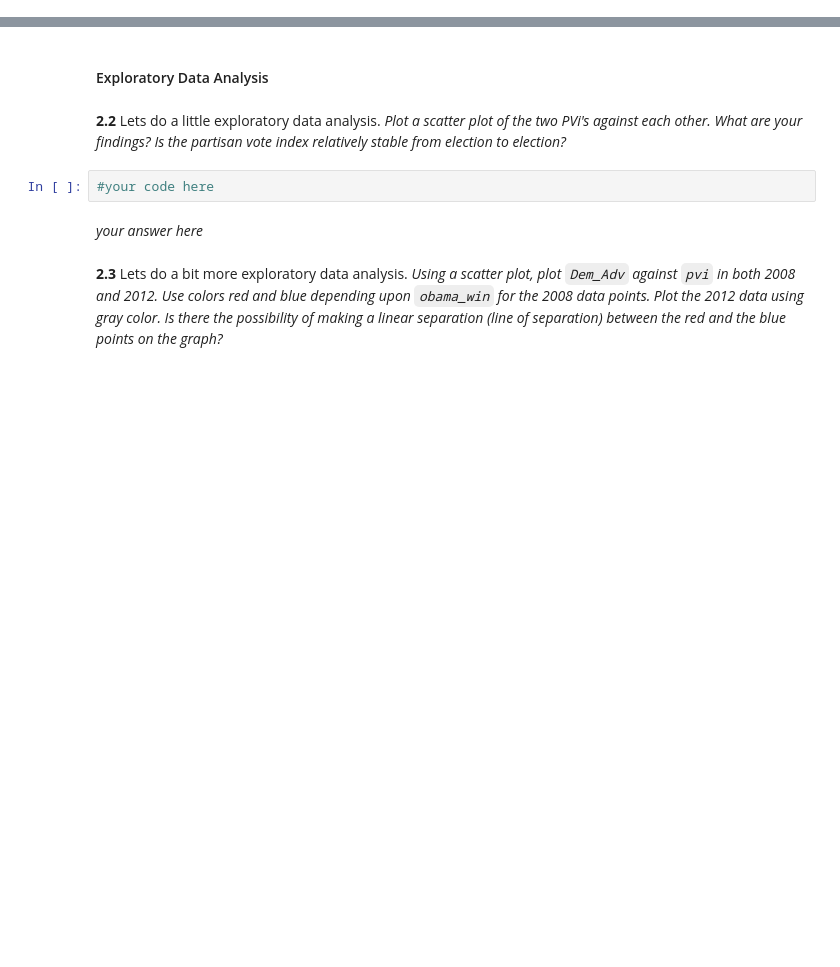
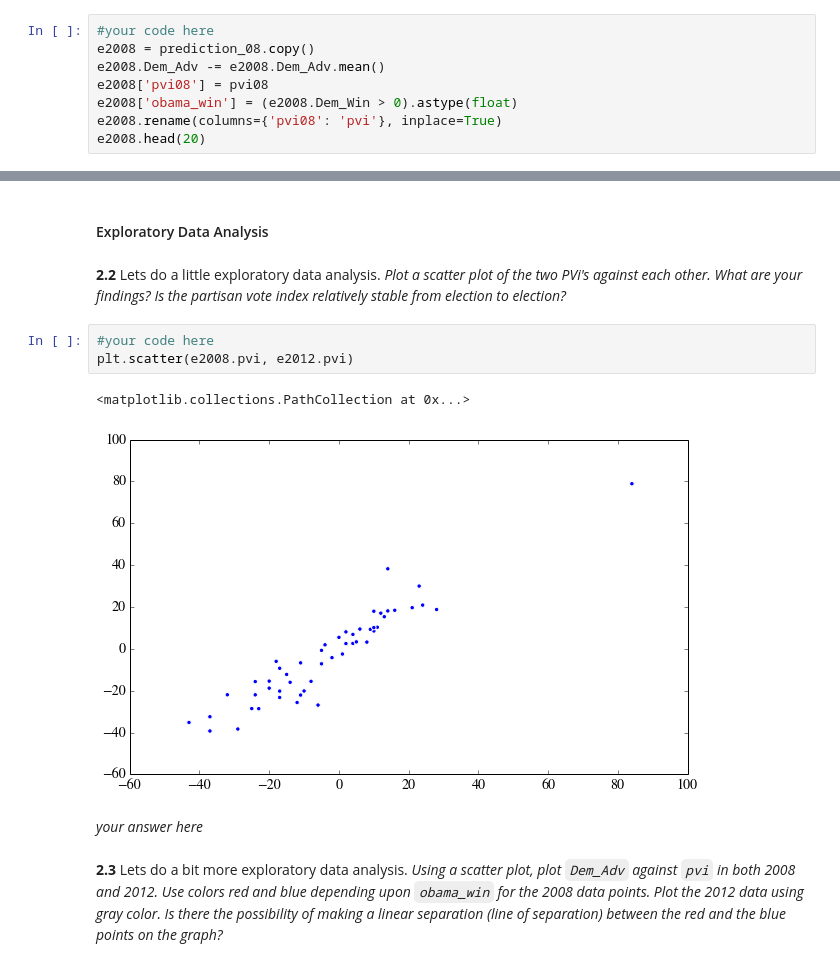
Before and after one commit to fahad623/cs109, a Jupyter notebook: content/HW2/HW2.ipynb, the cells around one changed output, grey strips where cells are left out. Cells and saved outputs as stored; diff of their text form; blank space fills up the shorter version.

```diff
--- a/content/HW2/HW2.ipynb
+++ b/content/HW2/HW2.ipynb
@@ -785,0 +808,8 @@ pvi08.head()
+# %%
+#your code here
+e2008 = prediction_08.copy()
+e2008.Dem_Adv -= e2008.Dem_Adv.mean()
+e2008['pvi08'] = pvi08
+e2008['obama_win'] = (e2008.Dem_Win > 0).astype(float)
+e2008.rename(columns={'pvi08': 'pvi'}, inplace=True)
+e2008.head(20)
@@ -803,6 +871,10 @@ results2012.head()
 **2.2** Lets do a little exploratory data analysis. *Plot a scatter plot of the two PVi's against each other. What are your findings? Is the partisan vote index relatively stable from election to election?*
 # %%
 #your code here
+plt.scatter(e2008.pvi, e2012.pvi)
+# %% [output]
+<matplotlib.collections.PathCollection at 0x...>
+[figure, added]
 # %% [markdown]
 *your answer here*
 # %% [markdown]
```
Also changed, not shown: parts of 12 cells of this notebook, 1 other file.
